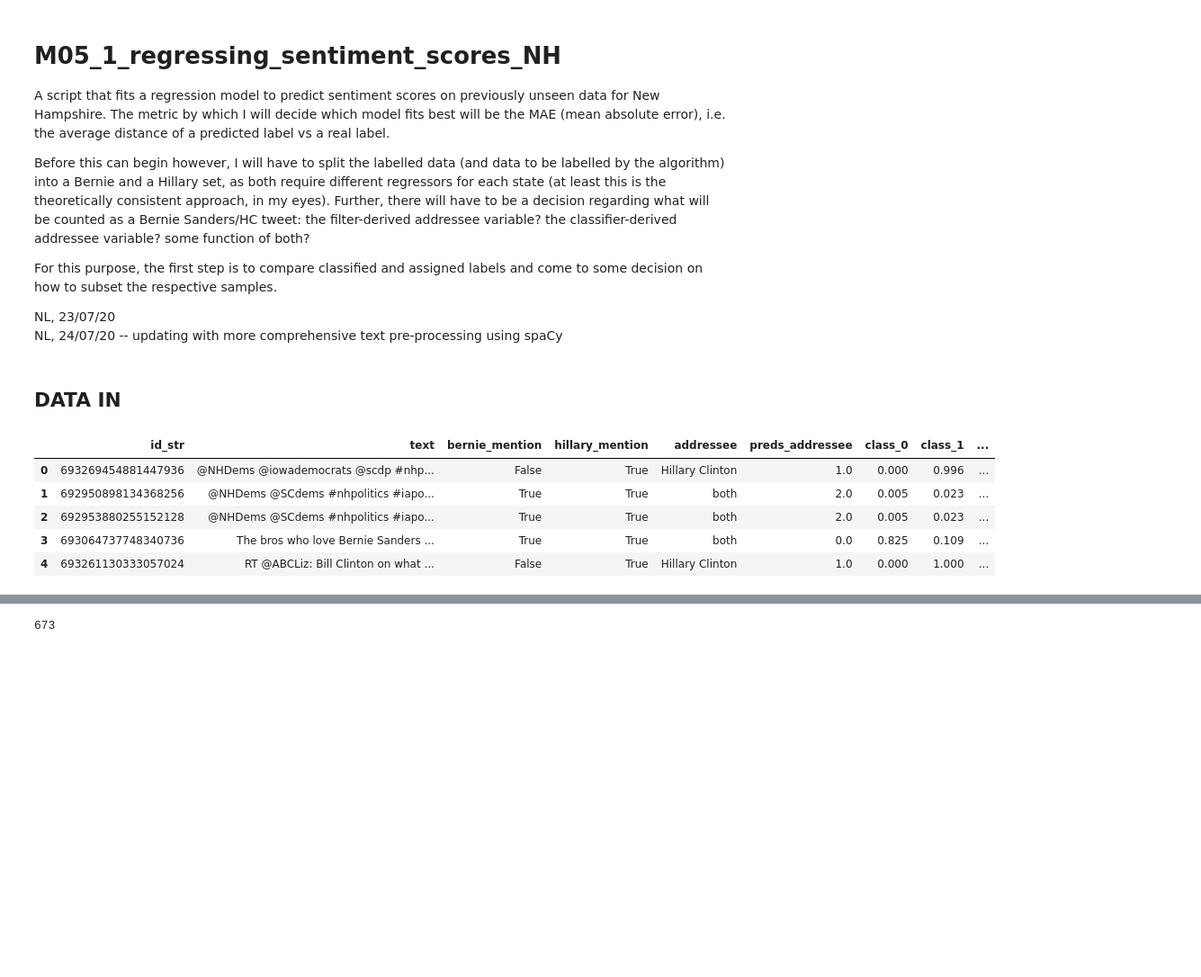
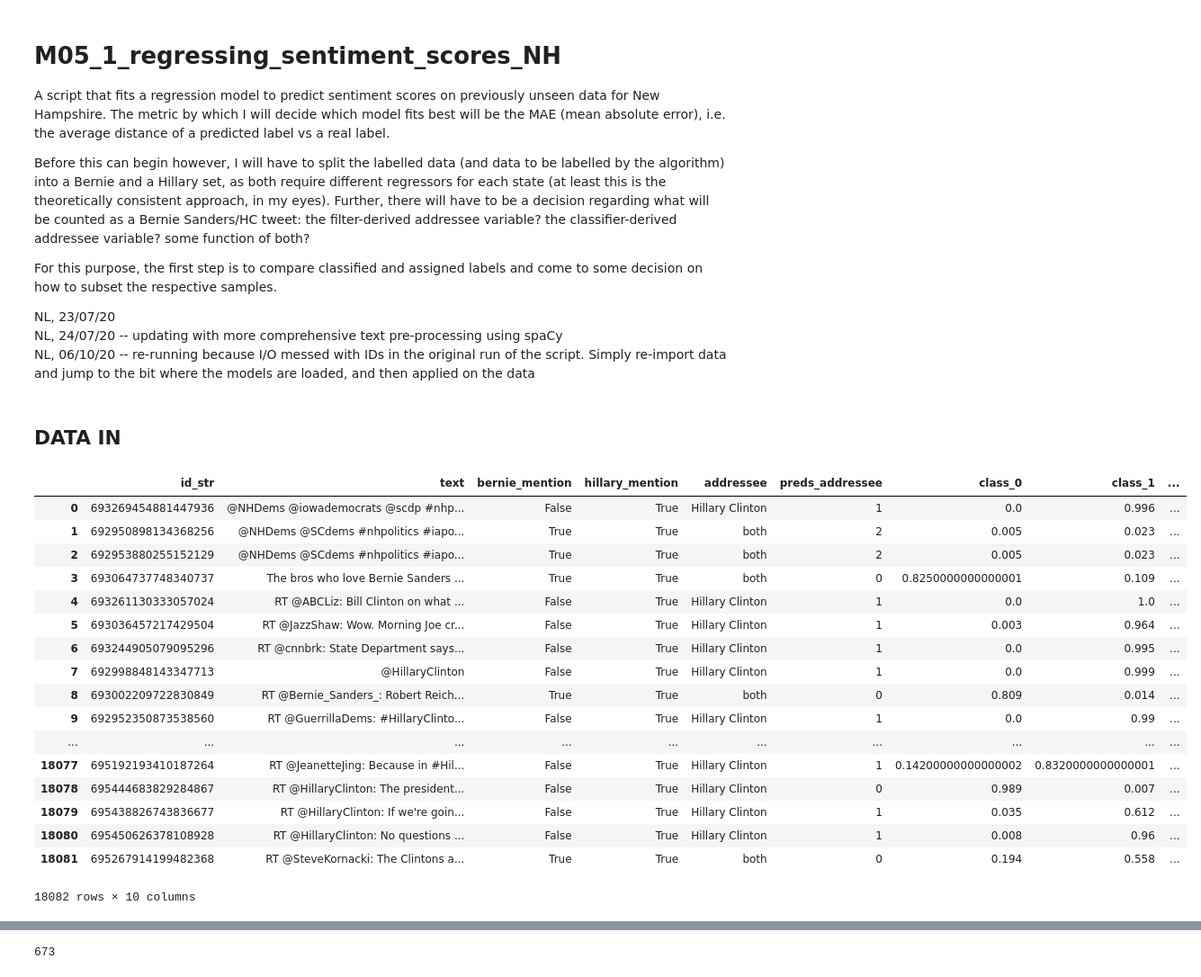
Before and after one commit to nikloynes/sentiment_paper_rework, a Jupyter notebook: M05_1_regressing_sentiment_scores_NH.ipynb, the cells around one changed output, grey strips where cells are left out. Shown at 90% size. Saved outputs shown, nothing was run; the diff lists cells and outputs as text; code cells hidden in the pictures; blank space fills up the shorter version.

Commit message:
updating repo with all scripts that have been done

```diff
--- a/M05_1_regressing_sentiment_scores_NH.ipynb
+++ b/M05_1_regressing_sentiment_scores_NH.ipynb
@@ -8,6 +8,7 @@ For this purpose, the first step is to compare classified and assigned labels an
 
 NL, 23/07/20
 NL, 24/07/20 -- updating with more comprehensive text pre-processing using spaCy
+NL, 06/10/20 -- re-running because I/O messed with IDs in the original run of the script. Simply re-import data and jump to the bit where the models are loaded, and then applied on the data
 # %%
 import pandas as pd
 import numpy as np
@@ -30,26 +31,42 @@ from joblib import dump, load
 # %%
 # in
 LABELLED_TWEETS = "/Users/nikloynes/Desktop/SENTIMENT/data/labelled_tweets/fmtd_with_metadata/"
-FULL_SAMPLE = "/Users/nikloynes/Desktop/SENTIMENT/data/classifications/"
+FULL_SAMPLE = "/Users/nikloynes/Desktop/SENTIMENT/data/classifications_rerun/"
 TRAINED_MODELS = "/Users/nikloynes/Desktop/SENTIMENT/data/trained_models/"
 
 # out
 MODEL_TUNING_OUT = "/Users/nikloynes/Desktop/SENTIMENT/data/model_tuning_parameters/"
-PREDICTIONS_OUT = "/Users/nikloynes/Desktop/SENTIMENT/data/data_with_predictions/"
+#PREDICTIONS_OUT = "/Users/nikloynes/Desktop/SENTIMENT/data/data_with_predictions/"
+PREDICTIONS_OUT = "/Users/nikloynes/Desktop/SENTIMENT/data/predictions_rerun/"
 # %% [markdown]
 ## DATA IN
 # %%
-nh_train_df = pd.read_csv(LABELLED_TWEETS+'new_hampshire.csv', dtype = {'id' : 'str'})
-nh_full_df = pd.read_csv(FULL_SAMPLE+'nh_addressee_classified.csv', dtype = {'id_str' : 'str'})
+column_order = ['id_str', 'text', 'bernie_mention', 'hillary_mention', 'addressee','preds_addressee', 'class_0', 'class_1', 'class_2', 'class_3']
+
+nh_train_df = pd.read_csv(LABELLED_TWEETS+'new_hampshire.csv', dtype=str)
+nh_full_df = pd.read_json(FULL_SAMPLE+'nh_addressee_classified.json', orient='records', dtype=str, lines=True)
+nh_full_df = nh_full_df[column_order]
 # %%
-nh_full_df.head()
+nh_full_df
 # %% [output]
 |  | id_str | text | bernie_mention | hillary_mention | addressee | preds_addressee | class_0 | class_1 | ... |
-| 0 | 693269454881447936 | @NHDems @iowademocrats @scdp #nhp... | False | True | Hillary Clinton | 1.0 | 0.000 | 0.996 | ... |
-| 1 | 692950898134368256 | @NHDems @SCdems #nhpolitics #iapo... | True | True | both | 2.0 | 0.005 | 0.023 | ... |
-| 2 | 692953880255152128 | @NHDems @SCdems #nhpolitics #iapo... | True | True | both | 2.0 | 0.005 | 0.023 | ... |
-| 3 | 693064737748340736 | The bros who love Bernie Sanders ... | True | True | both | 0.0 | 0.825 | 0.109 | ... |
-| 4 | 693261130333057024 | RT @ABCLiz: Bill Clinton on what ... | False | True | Hillary Clinton | 1.0 | 0.000 | 1.000 | ... |
+| 0 | 693269454881447936 | @NHDems @iowademocrats @scdp #nhp... | False | True | Hillary Clinton | 1 | 0.0 | 0.996 | ... |
+| 1 | 692950898134368256 | @NHDems @SCdems #nhpolitics #iapo... | True | True | both | 2 | 0.005 | 0.023 | ... |
+| 2 | 692953880255152129 | @NHDems @SCdems #nhpolitics #iapo... | True | True | both | 2 | 0.005 | 0.023 | ... |
+| 3 | 693064737748340737 | The bros who love Bernie Sanders ... | True | True | both | 0 | 0.8250000000000001 | 0.109 | ... |
+| 4 | 693261130333057024 | RT @ABCLiz: Bill Clinton on what ... | False | True | Hillary Clinton | 1 | 0.0 | 1.0 | ... |
+| 5 | 693036457217429504 | RT @JazzShaw: Wow. Morning Joe cr... | False | True | Hillary Clinton | 1 | 0.003 | 0.964 | ... |
+| 6 | 693244905079095296 | RT @cnnbrk: State Department says... | False | True | Hillary Clinton | 1 | 0.0 | 0.995 | ... |
+| 7 | 692998848143347713 | @HillaryClinton | False | True | Hillary Clinton | 1 | 0.0 | 0.999 | ... |
+| 8 | 693002209722830849 | RT @Bernie_Sanders_: Robert Reich... | True | True | both | 0 | 0.809 | 0.014 | ... |
+| 9 | 692952350873538560 | RT @GuerrillaDems: #HillaryClinto... | False | True | Hillary Clinton | 1 | 0.0 | 0.99 | ... |
+| ... | ... | ... | ... | ... | ... | ... | ... | ... | ... |
+| 18077 | 695192193410187264 | RT @JeanetteJing: Because in #Hil... | False | True | Hillary Clinton | 1 | 0.14200000000000002 | 0.8320000000000001 | ... |
+| 18078 | 695444683829284867 | RT @HillaryClinton: The president... | False | True | Hillary Clinton | 0 | 0.989 | 0.007 | ... |
+| 18079 | 695438826743836677 | RT @HillaryClinton: If we're goin... | False | True | Hillary Clinton | 1 | 0.035 | 0.612 | ... |
+| 18080 | 695450626378108928 | RT @HillaryClinton: No questions ... | False | True | Hillary Clinton | 1 | 0.008 | 0.96 | ... |
+| 18081 | 695267914199482368 | RT @SteveKornacki: The Clintons a... | True | True | both | 0 | 0.194 | 0.558 | ... |
+18082 rows × 10 columns
 # %%
 bernie_train_df = nh_train_df[(nh_train_df['bernie_score'].notnull())]
 bernie_train_df.head()
```
Also changed, not shown: parts of 16 cells of this notebook, 6 other files.
